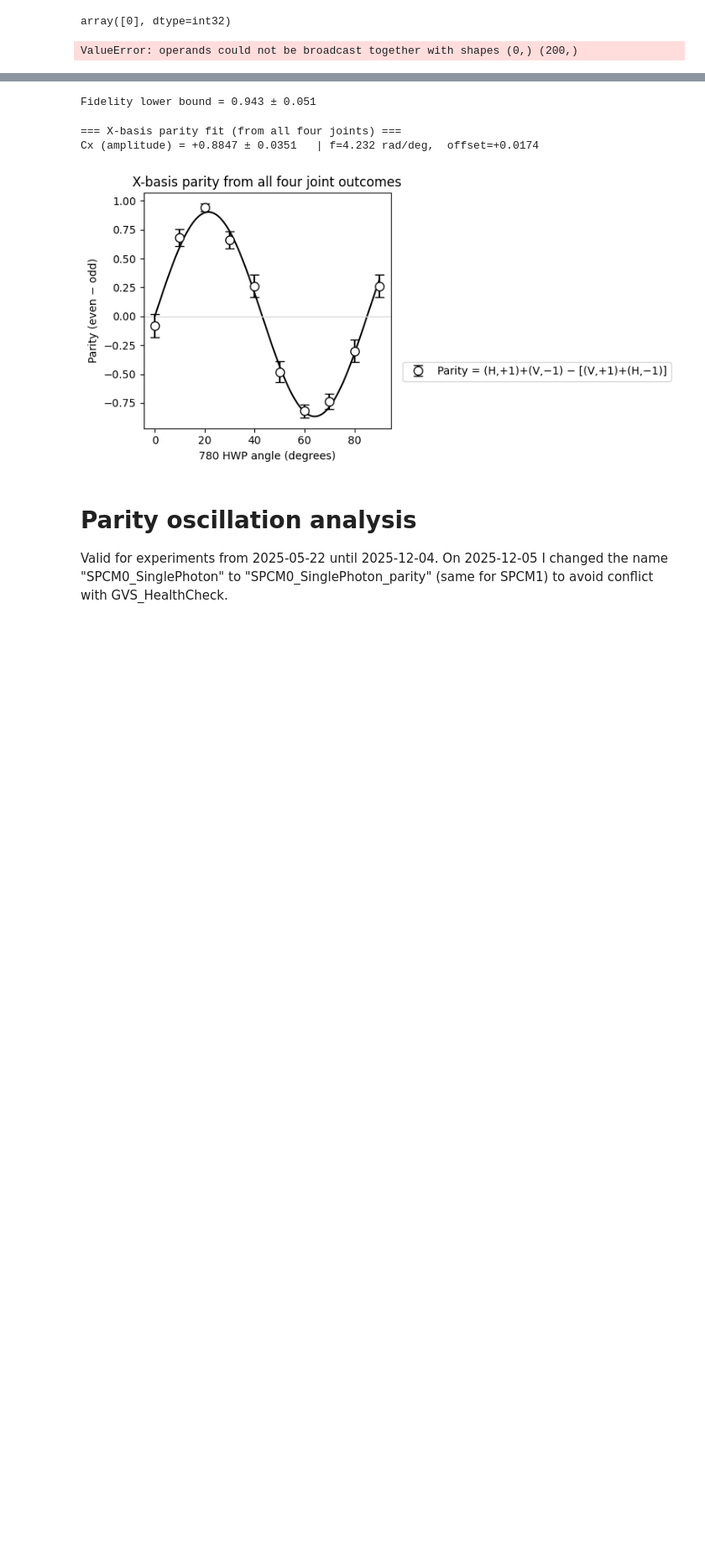
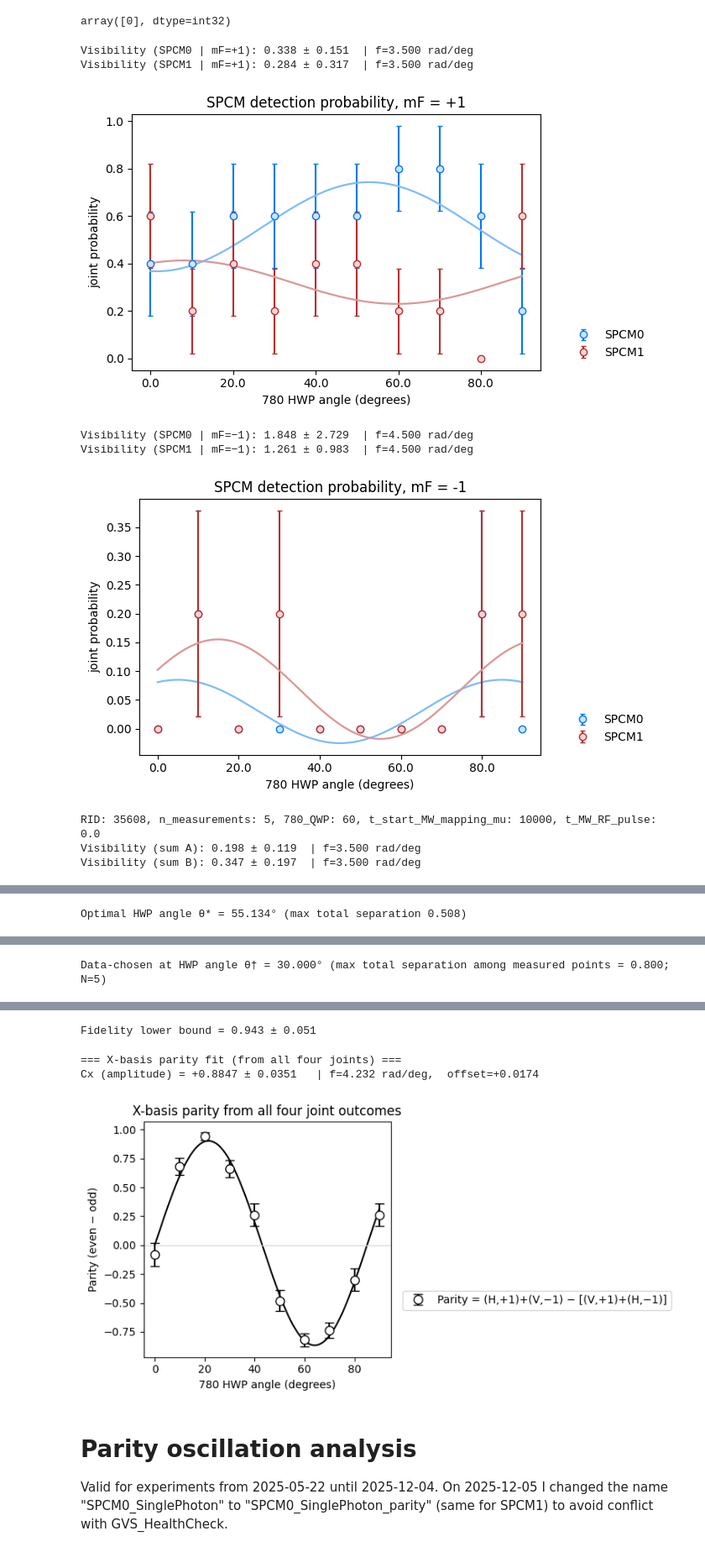
Before and after one commit to QuantumQuadrate/qn_artiq_routines, a Jupyter notebook: Analysis/Tomography analysis/Parity_Oscillation_analysis_2025.ipynb, the cells around one changed output, grey strips where cells are left out. Shown at 84% size. Drawn from its saved outputs; the diff is of its cells as text; code cells hidden in the pictures; blank space fills up the shorter version.

Commit message:
Working on parity oscillation again.

```diff
--- a/Analysis/Tomography analysis/Parity_Oscillation_analysis_2025.ipynb
+++ b/Analysis/Tomography analysis/Parity_Oscillation_analysis_2025.ipynb
@@ -722,8 +734,10 @@ counts_SPCM1_Z1: [15, 22, 13,  9, 15, ...] list of counts from SPCM1 conditioned
 """
 
 angles = angle_780_HWP             # no [1:]
-spcm0  = (SPCM0_SinglePhoton_parity[1:] > 0)
-spcm1  = (SPCM1_SinglePhoton_parity[1:] > 0)
+# spcm0  = (SPCM0_SinglePhoton_parity[1:] > 0)
+# spcm1  = (SPCM1_SinglePhoton_parity[1:] > 0)
+spcm0  = (SPCM0_SinglePhoton[1:] > 0)
+spcm1  = (SPCM1_SinglePhoton[1:] > 0)
 atom_signal   = BothSPCMs_parity_RO[1:] / t_SPCM_second_shot
 atom_Z1_mask  = (atom_signal <= single_atom_threshold)   # mF = +1
 atom_Zm1_mask = ~atom_Z1_mask                            # mF = −1
@@ -1116,31 +1130,39 @@ labels_data = ["SPCM0 | mF=+1", "SPCM1 | mF=+1", "SPCM0 | mF=-1", "SPCM1 | mF=-1
 values_data = [P0p_data, P1p_data, P0m_data, P1m_data]
 errors_data = [err0p_data, err1p_data, err0m_data, err1m_data]
 
 fig, ax = plt.subplots(figsize=(5, 4))
 bars = ax.bar(
     np.arange(len(labels_data)),
     values_data,
     yerr=errors_data,
     capsize=5,
     color=[(*color1, 1.0), (*color2, 1.0), (*color1, 0.6), (*color2, 0.6)],
     edgecolor="none",
     linewidth=0
 )
 
 ax.set_xticks(np.arange(len(labels_data)))
 ax.set_xticklabels(labels_data, rotation=15)
 ax.set_ylabel("Probability")
 ax.set_title(f"Joint detection probabilities at measured θ† = {theta_data_star:.2f}°")
 
 for i, rect in enumerate(bars):
     h = rect.get_height()
     ax.text(rect.get_x() + rect.get_width()/2., h + 0.02,
             f"{values_data[i]:.3f} ± {errors_data[i]:.3f}",
             ha='center', va='bottom', fontsize=10)
 
 fig.savefig("Joint_probs_bar_chart_measured_angle.pdf", bbox_inches="tight")
 plt.show()
 plt.close(fig)
 ######################################################################
 # %% [output]
-ValueError: operands could not be broadcast together with shapes (0,) (200,)
+Visibility (SPCM0 | mF=+1): 0.338 ± 0.151  | f=3.500 rad/deg
+Visibility (SPCM1 | mF=+1): 0.284 ± 0.317  | f=3.500 rad/deg
+[figure, added]
+Visibility (SPCM0 | mF=−1): 1.848 ± 2.729  | f=4.500 rad/deg
+Visibility (SPCM1 | mF=−1): 1.261 ± 0.983  | f=4.500 rad/deg
+[figure, added]
+RID: 35608, n_measurements: 5, 780_QWP: 60, t_start_MW_mapping_mu: 10000, t_MW_RF_pulse: 0.0
+Visibility (sum A): 0.198 ± 0.119  | f=3.500 rad/deg
+Visibility (sum B): 0.347 ± 0.197  | f=3.500 rad/deg
@@ -1146,0 +1171 @@ ValueError: operands could not be broadcast together with shapes (0,) (200,)
+Optimal HWP angle θ* = 55.134° (max total separation 0.508)
@@ -1146,0 +1173 @@ ValueError: operands could not be broadcast together with shapes (0,) (200,)
+Data-chosen at HWP angle θ† = 30.000° (max total separation among measured points = 0.800; N=5)
```
Also changed, not shown: parts of 5 cells of this notebook, 6 other files.
